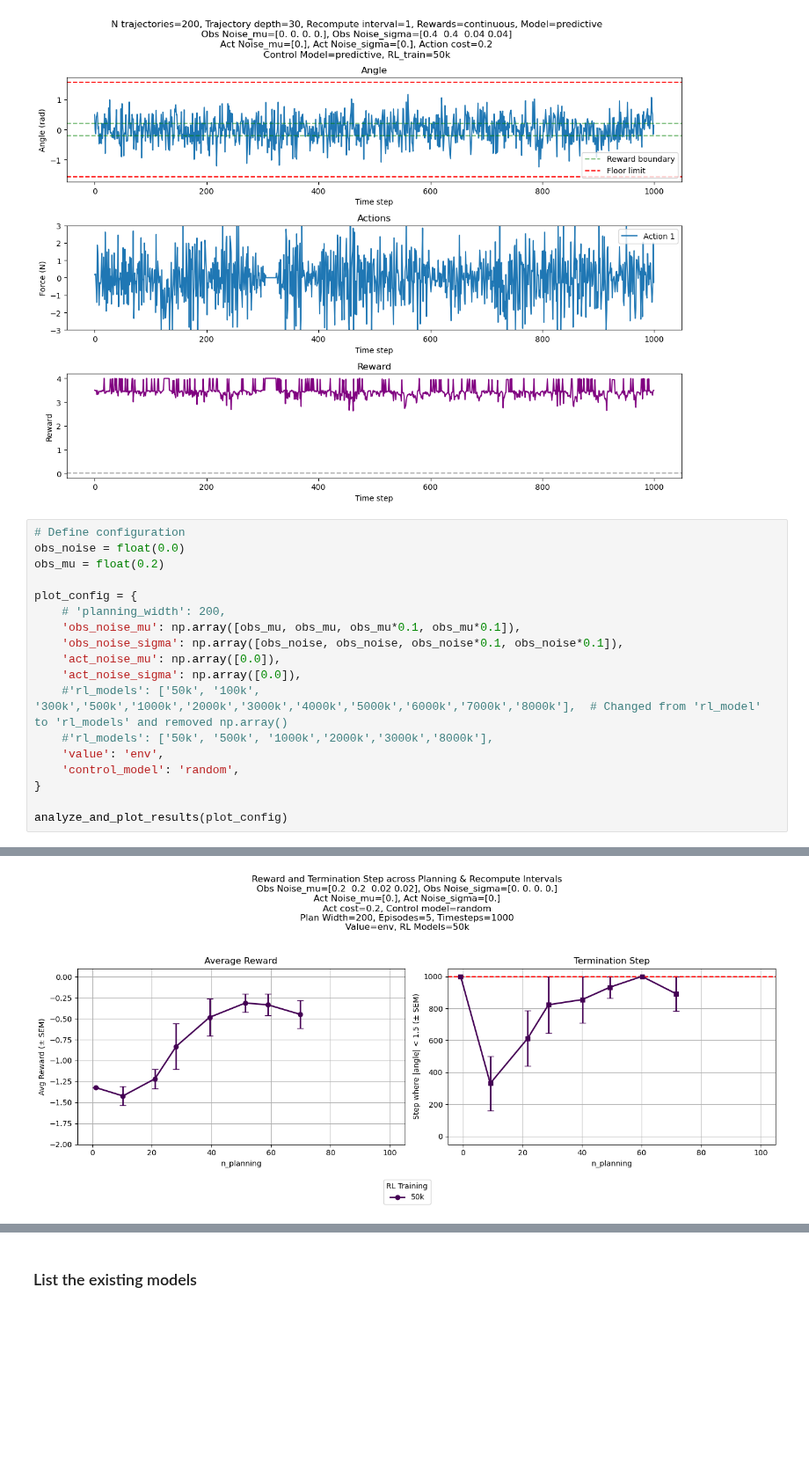
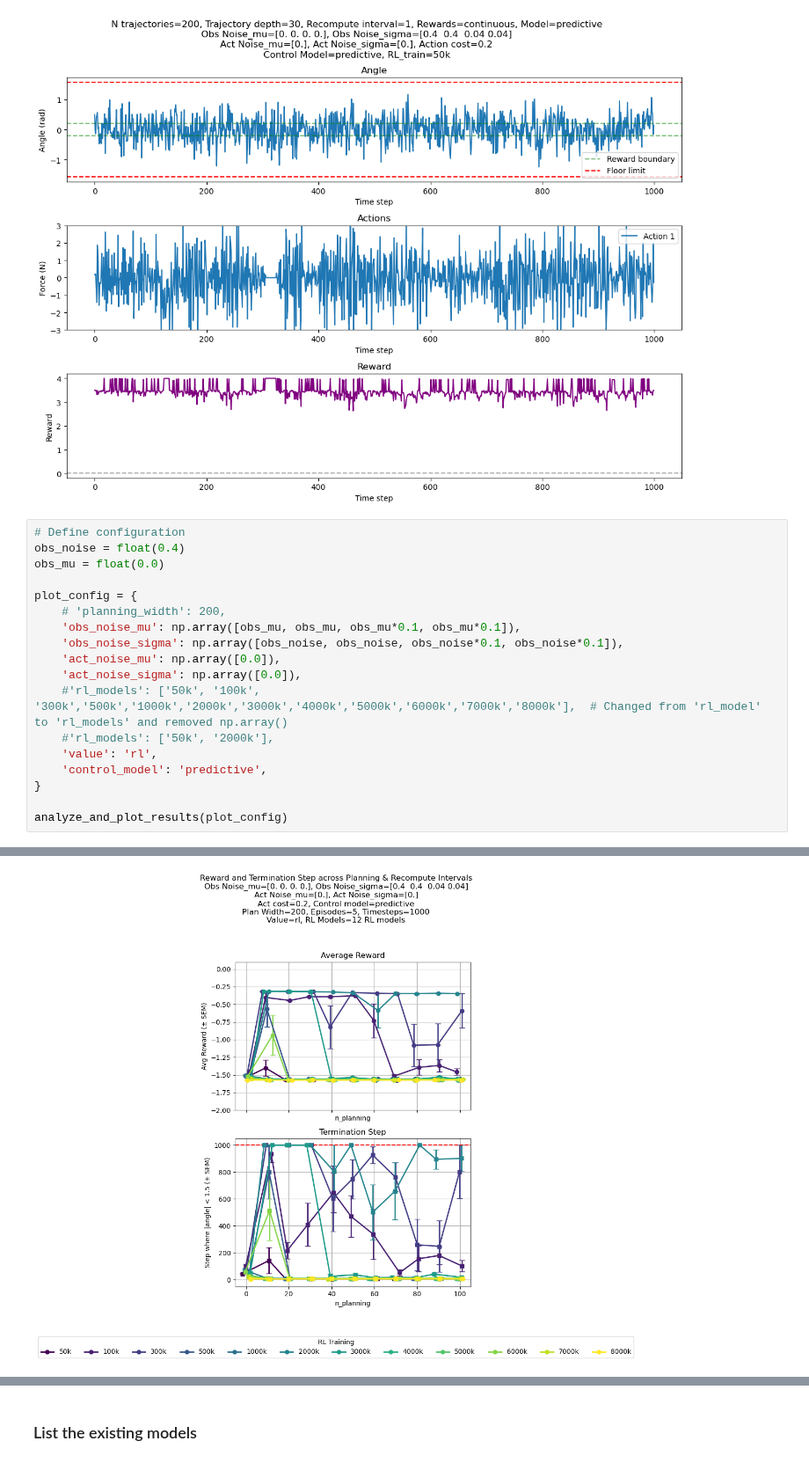
Before and after one commit to jtbuch/mpc_dojo, a Jupyter notebook: cartpole/notebooks/MujocoCartpoleSimulations.ipynb, the cells around one changed output, grey strips where cells are left out. Shown at 88% size. Saved outputs shown, nothing was run; the diff lists cells and outputs as text; blank space fills up the shorter version.

```diff
--- a/cartpole/notebooks/MujocoCartpoleSimulations.ipynb
+++ b/cartpole/notebooks/MujocoCartpoleSimulations.ipynb
@@ -87,8 +87,8 @@ plt.show()
 [figure]
 # %%
 # Define configuration
-obs_noise = float(0.0)
-obs_mu = float(0.2)
+obs_noise = float(0.4)
+obs_mu = float(0.0)
 
 plot_config = {
     # 'planning_width': 200,
@@ -97,9 +97,9 @@ plot_config = {
     'act_noise_mu': np.array([0.0]),
     'act_noise_sigma': np.array([0.0]),
     #'rl_models': ['50k', '100k', '300k','500k','1000k','2000k','3000k','4000k','5000k','6000k','7000k','8000k'],  # Changed from 'rl_model' to 'rl_models' and removed np.array()
-    #'rl_models': ['50k', '500k', '1000k','2000k','3000k','8000k'],
-    'value': 'env',
-    'control_model': 'random',
+    #'rl_models': ['50k', '2000k'],
+    'value': 'rl',
+    'control_model': 'predictive',
 }
 
 analyze_and_plot_results(plot_config)
@@ -141 +141 @@ Loaded model from ../results/models/model_interval1_planning90_obsnoise0.4_obsmu
-[figure, old version]
+[figure, new version]
```
Also changed, not shown: parts of 2 cells of this notebook.
